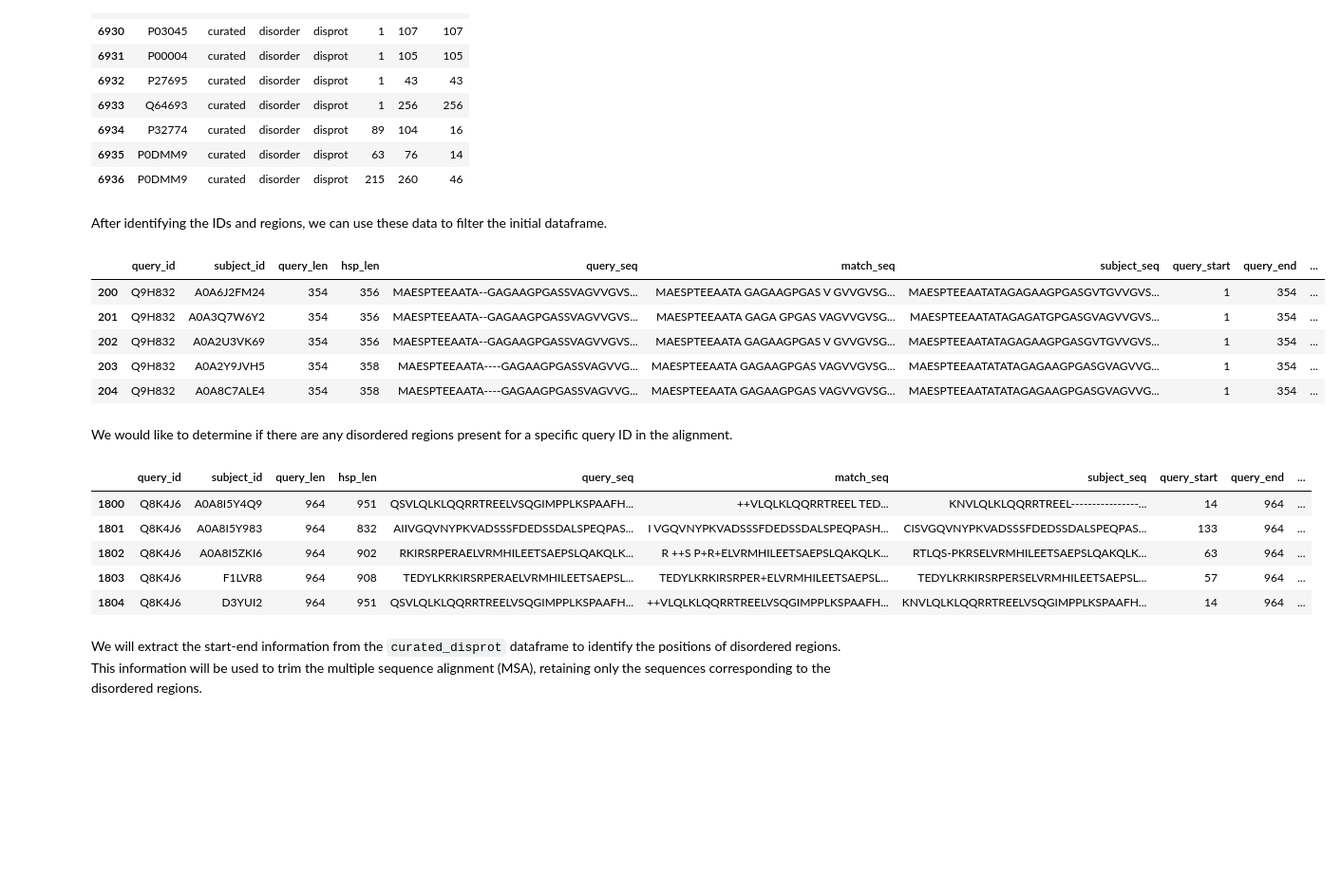
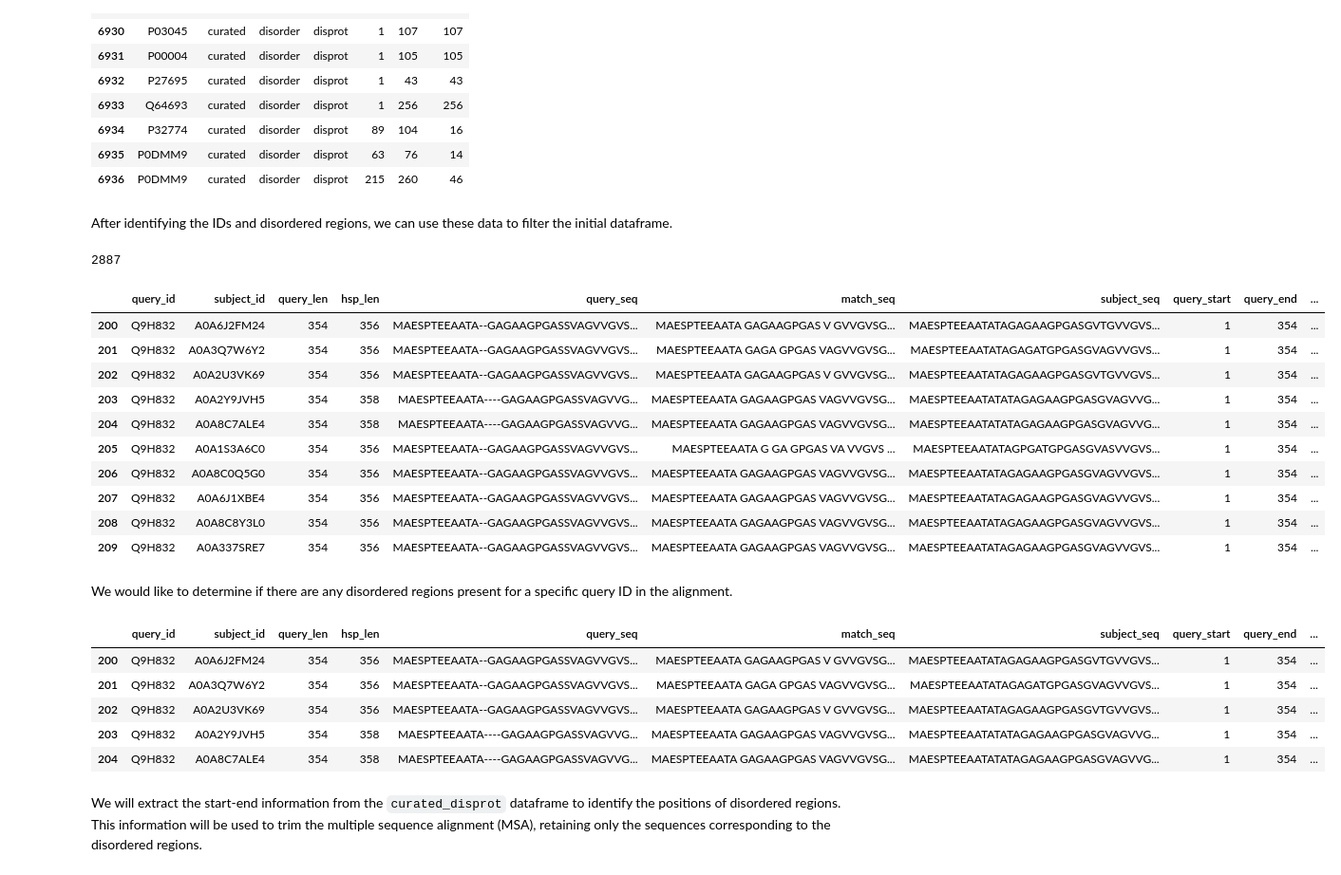
Before and after one commit to AlyaHarvelle/HMMER, a Jupyter notebook: MSA.ipynb, the cells around one changed output. Shown at 95% size. Drawn from its saved outputs; the diff is of its cells as text; code cells hidden in the pictures; blank space fills up the shorter version.

```diff
--- a/MSA.ipynb
+++ b/MSA.ipynb
@@ -251,7 +251,7 @@ data = list()
 with open('curated.mjson', 'r') as file:
     for line in file:
         obj = json.loads(line)
-        rows = parse_lines(obj)
+        rows = json_parser(obj)
         data.extend(rows)
 
 curated_disprot = pd.DataFrame(data)
@@ -276,33 +276,42 @@ curated_disprot.head(10)
 | 6935 | P0DMM9 | curated | disorder | disprot | 63 | 76 | 14 |
 | 6936 | P0DMM9 | curated | disorder | disprot | 215 | 260 | 46 |
 # %% [markdown]
-After identifying the IDs and regions, we can use these data to filter the initial dataframe.
+After identifying the IDs and disordered regions, we can use these data to filter the initial dataframe.
 # %%
 # Leaving only disordered regions in the initial dataframe
 disordered = df[df['query_id'].isin(curated_disprot['acc'])]
+disordered.to_csv("disordered_df.csv", index=False)
+
+print(len(disordered))
 disordered.head(10)
 # %% [output]
+2887
 |  | query_id | subject_id | query_len | hsp_len | query_seq | match_seq | subject_seq | query_start | query_end | ... |
 | 200 | Q9H832 | A0A6J2FM24 | 354 | 356 | MAESPTEEAATA--GAGAAGPGASSVAGVVGVS... | MAESPTEEAATA GAGAAGPGAS V GVVGVSG... | MAESPTEEAATATAGAGAAGPGASGVTGVVGVS... | 1 | 354 | ... |
 | 201 | Q9H832 | A0A3Q7W6Y2 | 354 | 356 | MAESPTEEAATA--GAGAAGPGASSVAGVVGVS... | MAESPTEEAATA GAGA GPGAS VAGVVGVSG... | MAESPTEEAATATAGAGATGPGASGVAGVVGVS... | 1 | 354 | ... |
 | 202 | Q9H832 | A0A2U3VK69 | 354 | 356 | MAESPTEEAATA--GAGAAGPGASSVAGVVGVS... | MAESPTEEAATA GAGAAGPGAS V GVVGVSG... | MAESPTEEAATATAGAGAAGPGASGVTGVVGVS... | 1 | 354 | ... |
 | 203 | Q9H832 | A0A2Y9JVH5 | 354 | 358 | MAESPTEEAATA----GAGAAGPGASSVAGVVG... | MAESPTEEAATA GAGAAGPGAS VAGVVGVSG... | MAESPTEEAATATATAGAGAAGPGASGVAGVVG... | 1 | 354 | ... |
 | 204 | Q9H832 | A0A8C7ALE4 | 354 | 358 | MAESPTEEAATA----GAGAAGPGASSVAGVVG... | MAESPTEEAATA GAGAAGPGAS VAGVVGVSG... | MAESPTEEAATATATAGAGAAGPGASGVAGVVG... | 1 | 354 | ... |
+| 205 | Q9H832 | A0A1S3A6C0 | 354 | 356 | MAESPTEEAATA--GAGAAGPGASSVAGVVGVS... | MAESPTEEAATA G GA GPGAS VA VVGVS ... | MAESPTEEAATATAGPGATGPGASGVASVVGVS... | 1 | 354 | ... |
+| 206 | Q9H832 | A0A8C0Q5G0 | 354 | 356 | MAESPTEEAATA--GAGAAGPGASSVAGVVGVS... | MAESPTEEAATA GAGAAGPGAS VAGVVGVSG... | MAESPTEEAATATAGAGAAGPGASGVAGVVGVS... | 1 | 354 | ... |
+| 207 | Q9H832 | A0A6J1XBE4 | 354 | 356 | MAESPTEEAATA--GAGAAGPGASSVAGVVGVS... | MAESPTEEAATA GAGAAGPGAS VAGVVGVSG... | MAESPTEEAATATAGAGAAGPGASGVAGVVGVS... | 1 | 354 | ... |
+| 208 | Q9H832 | A0A8C8Y3L0 | 354 | 356 | MAESPTEEAATA--GAGAAGPGASSVAGVVGVS... | MAESPTEEAATA GAGAAGPGAS VAGVVGVSG... | MAESPTEEAATATAGAGAAGPGASGVAGVVGVS... | 1 | 354 | ... |
+| 209 | Q9H832 | A0A337SRE7 | 354 | 356 | MAESPTEEAATA--GAGAAGPGASSVAGVVGVS... | MAESPTEEAATA GAGAAGPGAS VAGVVGVSG... | MAESPTEEAATATAGAGAAGPGASGVAGVVGVS... | 1 | 354 | ... |
-# %% [markdown]
-We would like to determine if there are any disordered regions present for a specific query ID in the alignment.
+# %% [markdown]
+We would like to determine if there are any disordered regions present for a specific query ID in the alignment.
 # %%
 # Check if there are disordered regions for a particular query ID
 selected_dis = disordered[disordered["query_id"].isin([selected_id])]
 selected_dis.head()
 # %% [output]
 |  | query_id | subject_id | query_len | hsp_len | query_seq | match_seq | subject_seq | query_start | query_end | ... |
-| 1800 | Q8K4J6 | A0A8I5Y4Q9 | 964 | 951 | QSVLQLKLQQRRTREELVSQGIMPPLKSPAAFH... | ++VLQLKLQQRRTREEL TED... | KNVLQLKLQQRRTREEL----------------... | 14 | 964 | ... |
-| 1801 | Q8K4J6 | A0A8I5Y983 | 964 | 832 | AIIVGQVNYPKVADSSSFDEDSSDALSPEQPAS... | I VGQVNYPKVADSSSFDEDSSDALSPEQPASH... | CISVGQVNYPKVADSSSFDEDSSDALSPEQPAS... | 133 | 964 | ... |
-| 1802 | Q8K4J6 | A0A8I5ZKI6 | 964 | 902 | RKIRSRPERAELVRMHILEETSAEPSLQAKQLK... | R ++S P+R+ELVRMHILEETSAEPSLQAKQLK... | RTLQS-PKRSELVRMHILEETSAEPSLQAKQLK... | 63 | 964 | ... |
-| 1803 | Q8K4J6 | F1LVR8 | 964 | 908 | TEDYLKRKIRSRPERAELVRMHILEETSAEPSL... | TEDYLKRKIRSRPER+ELVRMHILEETSAEPSL... | TEDYLKRKIRSRPERSELVRMHILEETSAEPSL... | 57 | 964 | ... |
-| 1804 | Q8K4J6 | D3YUI2 | 964 | 951 | QSVLQLKLQQRRTREELVSQGIMPPLKSPAAFH... | ++VLQLKLQQRRTREELVSQGIMPPLKSPAAFH... | KNVLQLKLQQRRTREELVSQGIMPPLKSPAAFH... | 14 | 964 | ... |
+| 200 | Q9H832 | A0A6J2FM24 | 354 | 356 | MAESPTEEAATA--GAGAAGPGASSVAGVVGVS... | MAESPTEEAATA GAGAAGPGAS V GVVGVSG... | MAESPTEEAATATAGAGAAGPGASGVTGVVGVS... | 1 | 354 | ... |
+| 201 | Q9H832 | A0A3Q7W6Y2 | 354 | 356 | MAESPTEEAATA--GAGAAGPGASSVAGVVGVS... | MAESPTEEAATA GAGA GPGAS VAGVVGVSG... | MAESPTEEAATATAGAGATGPGASGVAGVVGVS... | 1 | 354 | ... |
+| 202 | Q9H832 | A0A2U3VK69 | 354 | 356 | MAESPTEEAATA--GAGAAGPGASSVAGVVGVS... | MAESPTEEAATA GAGAAGPGAS V GVVGVSG... | MAESPTEEAATATAGAGAAGPGASGVTGVVGVS... | 1 | 354 | ... |
+| 203 | Q9H832 | A0A2Y9JVH5 | 354 | 358 | MAESPTEEAATA----GAGAAGPGASSVAGVVG... | MAESPTEEAATA GAGAAGPGAS VAGVVGVSG... | MAESPTEEAATATATAGAGAAGPGASGVAGVVG... | 1 | 354 | ... |
+| 204 | Q9H832 | A0A8C7ALE4 | 354 | 358 | MAESPTEEAATA----GAGAAGPGASSVAGVVG... | MAESPTEEAATA GAGAAGPGAS VAGVVGVSG... | MAESPTEEAATATATAGAGAAGPGASGVAGVVG... | 1 | 354 | ... |
-# %% [markdown]
-We will extract the start-end information from the `curated_disprot` dataframe to identify the positions of disordered regions. This information will be used to trim the multiple sequence alignment (MSA), retaining only the sequences corresponding to the disordered regions.
+# %% [markdown]
+We will extract the start-end information from the `curated_disprot` dataframe to identify the positions of disordered regions. This information will be used to trim the multiple sequence alignment (MSA), retaining only the sequences corresponding to the disordered regions.
 # %%
 # Filter the curated_disprot dataframe based on selected_id
 filtered_curated = curated_disprot[curated_disprot['acc'] == selected_id]
```
Also changed, not shown: parts of 19 cells of this notebook.
